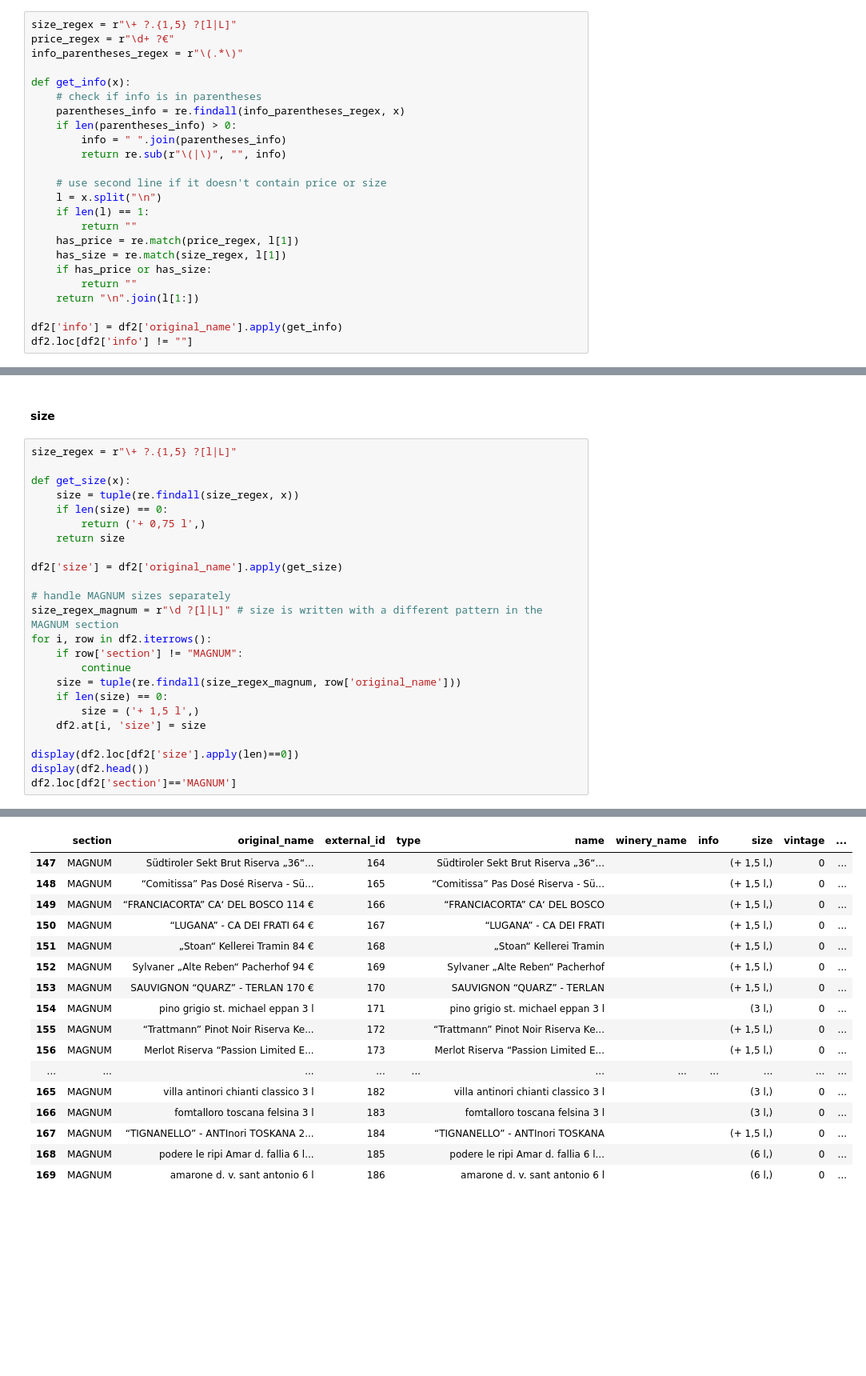
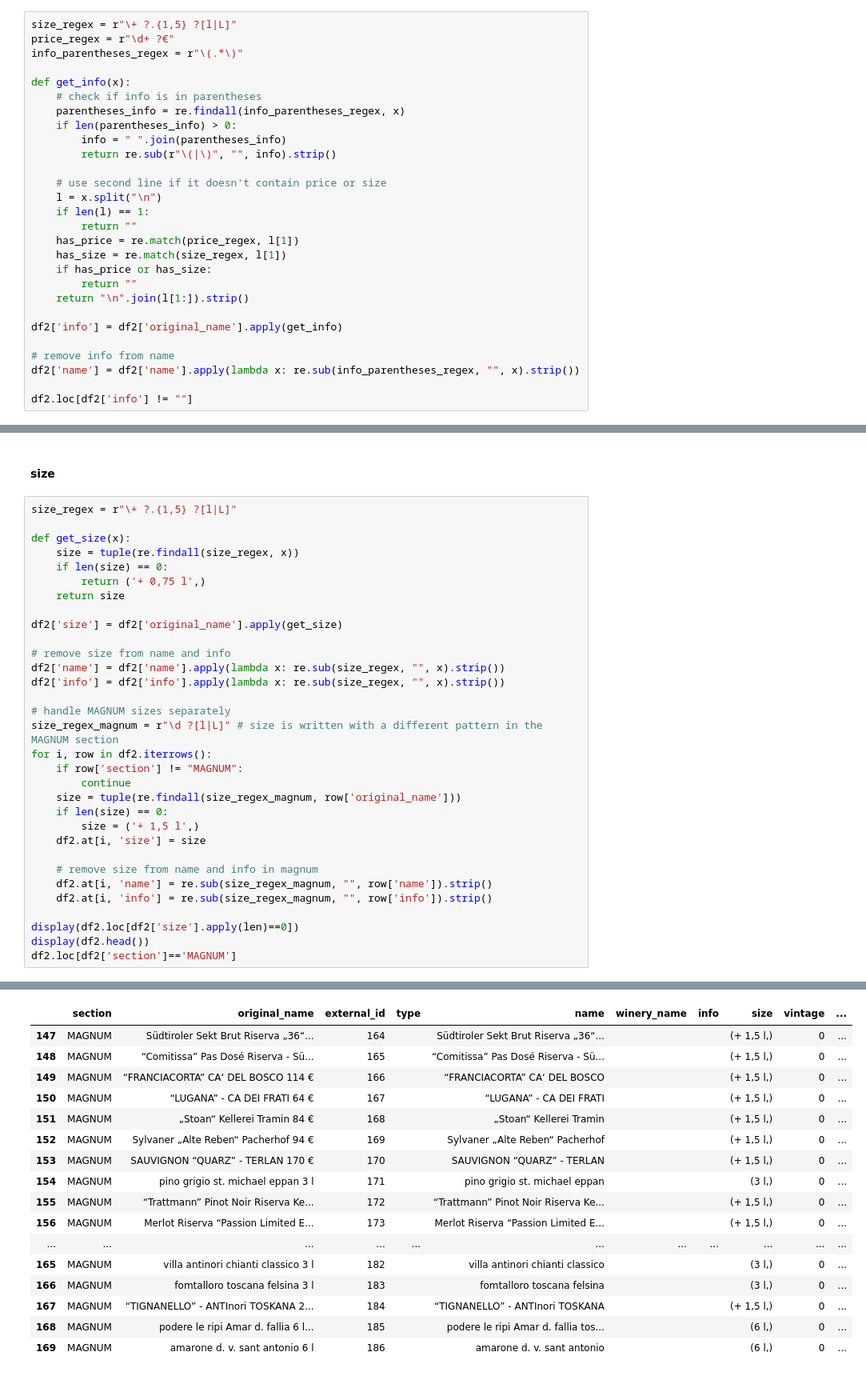
Before and after one commit to lelebus/wcms-onboarding, a Jupyter notebook: onboardings/hasenegg/v1-to-v2.ipynb, the cells around one changed output, grey strips where cells are left out. Shown at 80% size. Saved outputs shown, nothing was run; the diff lists cells and outputs as text; blank space fills up the shorter version.

```diff
--- a/onboardings/hasenegg/v1-to-v2.ipynb
+++ b/onboardings/hasenegg/v1-to-v2.ipynb
@@ -239,7 +239,7 @@ def get_info(x):
     parentheses_info = re.findall(info_parentheses_regex, x)
     if len(parentheses_info) > 0:
         info = " ".join(parentheses_info)
-        return re.sub(r"\(|\)", "", info)
+        return re.sub(r"\(|\)", "", info).strip()
 
     # use second line if it doesn't contain price or size
     l = x.split("\n")
@@ -249,9 +249,13 @@ def get_info(x):
     has_size = re.match(size_regex, l[1])
     if has_price or has_size:
         return ""
-    return "\n".join(l[1:])
+    return "\n".join(l[1:]).strip()
 
 df2['info'] = df2['original_name'].apply(get_info)
+
+# remove info from name
+df2['name'] = df2['name'].apply(lambda x: re.sub(info_parentheses_regex, "", x).strip())
+
 df2.loc[df2['info'] != ""]
 # %% [output]
 |  | section | original_name | external_id | type | name | winery_name | info | size | vintage | ... |
@@ -284,44 +288,52 @@ def get_size(x):
 
 df2['size'] = df2['original_name'].apply(get_size)
 
+# remove size from name and info
+df2['name'] = df2['name'].apply(lambda x: re.sub(size_regex, "", x).strip())
+df2['info'] = df2['info'].apply(lambda x: re.sub(size_regex, "", x).strip())
+
 # handle MAGNUM sizes separately
 size_regex_magnum = r"\d ?[l|L]" # size is written with a different pattern in the MAGNUM section
 for i, row in df2.iterrows():
     if row['section'] != "MAGNUM":
         continue
     size = tuple(re.findall(size_regex_magnum, row['original_name']))
     if len(size) == 0:
         size = ('+ 1,5 l',)
     df2.at[i, 'size'] = size
 
+    # remove size from name and info in magnum
+    df2.at[i, 'name'] = re.sub(size_regex_magnum, "", row['name']).strip()
+    df2.at[i, 'info'] = re.sub(size_regex_magnum, "", row['info']).strip()
+
 display(df2.loc[df2['size'].apply(len)==0])
 display(df2.head())
 df2.loc[df2['section']=='MAGNUM']
 # %% [output]
 |  | section | original_name | external_id | type | name | winery_name | info | size | vintage | ... |
 |  | section | original_name | external_id | type | name | winery_name | info | size | vintage | ... |
 | 0 | SPARKLING | PROSECCO CARMINA „LOGGIA“ + 0,75 ... | 17 | SPARKLING | PROSECCO CARMINA „LOGGIA“ |  |  | (+ 0,75 l,) | 0 | ... |
 | 1 | SPARKLING | Sekt Castel Monreale Rosé Rametz ... | 18 | SPARKLING | Sekt Castel Monreale Rosé Rametz ... |  |  | (+ 0,75 l,) | 0 | ... |
 | 2 | SPARKLING | Arunda Rosé Sekt - Südtirol + 0,7... | 19 | SPARKLING | Arunda Rosé Sekt - Südtirol |  |  | (+ 0,75 l,) | 0 | ... |
 | 3 | SPARKLING | Südtiroler Sekt Brut Riserva „36“... | 20 | SPARKLING | Südtiroler Sekt Brut Riserva „36“... |  |  | (+ 0,75 l, + 1,5 l) | 0 | ... |
 | 4 | SPARKLING | Comitissa Pas Dosé Riserva - Südt... | 21 | SPARKLING | Comitissa Pas Dosé Riserva - Südt... |  |  | (+ 0,75 l, + 1,5 l) | 0 | ... |
 |  | section | original_name | external_id | type | name | winery_name | info | size | vintage | ... |
 | 147 | MAGNUM | Südtiroler Sekt Brut Riserva „36“... | 164 |  | Südtiroler Sekt Brut Riserva „36“... |  |  | (+ 1,5 l,) | 0 | ... |
 | 148 | MAGNUM | “Comitissa” Pas Dosé Riserva - Sü... | 165 |  | “Comitissa” Pas Dosé Riserva - Sü... |  |  | (+ 1,5 l,) | 0 | ... |
 | 149 | MAGNUM | “FRANCIACORTA” CA‘ DEL BOSCO 114 € | 166 |  | “FRANCIACORTA” CA‘ DEL BOSCO |  |  | (+ 1,5 l,) | 0 | ... |
 | 150 | MAGNUM | “LUGANA” - CA DEI FRATI 64 € | 167 |  | “LUGANA” - CA DEI FRATI |  |  | (+ 1,5 l,) | 0 | ... |
 | 151 | MAGNUM | „Stoan“ Kellerei Tramin 84 € | 168 |  | „Stoan“ Kellerei Tramin |  |  | (+ 1,5 l,) | 0 | ... |
 | 152 | MAGNUM | Sylvaner „Alte Reben“ Pacherhof 94 € | 169 |  | Sylvaner „Alte Reben“ Pacherhof |  |  | (+ 1,5 l,) | 0 | ... |
 | 153 | MAGNUM | SAUVIGNON “QUARZ” - TERLAN 170 € | 170 |  | SAUVIGNON “QUARZ” - TERLAN |  |  | (+ 1,5 l,) | 0 | ... |
-| 154 | MAGNUM | pino grigio st. michael eppan 3 l | 171 |  | pino grigio st. michael eppan 3 l |  |  | (3 l,) | 0 | ... |
+| 154 | MAGNUM | pino grigio st. michael eppan 3 l | 171 |  | pino grigio st. michael eppan |  |  | (3 l,) | 0 | ... |
 | 155 | MAGNUM | “Trattmann” Pinot Noir Riserva Ke... | 172 |  | “Trattmann” Pinot Noir Riserva Ke... |  |  | (+ 1,5 l,) | 0 | ... |
 | 156 | MAGNUM | Merlot Riserva “Passion Limited E... | 173 |  | Merlot Riserva “Passion Limited E... |  |  | (+ 1,5 l,) | 0 | ... |
 | ... | ... | ... | ... | ... | ... | ... | ... | ... | ... | ... |
-| 165 | MAGNUM | villa antinori chianti classico 3 l | 182 |  | villa antinori chianti classico 3 l |  |  | (3 l,) | 0 | ... |
-| 166 | MAGNUM | fomtalloro toscana felsina 3 l | 183 |  | fomtalloro toscana felsina 3 l |  |  | (3 l,) | 0 | ... |
+| 165 | MAGNUM | villa antinori chianti classico 3 l | 182 |  | villa antinori chianti classico |  |  | (3 l,) | 0 | ... |
+| 166 | MAGNUM | fomtalloro toscana felsina 3 l | 183 |  | fomtalloro toscana felsina |  |  | (3 l,) | 0 | ... |
 | 167 | MAGNUM | “TIGNANELLO” - ANTInori TOSKANA 2... | 184 |  | “TIGNANELLO” - ANTInori TOSKANA |  |  | (+ 1,5 l,) | 0 | ... |
-| 168 | MAGNUM | podere le ripi Amar d. fallia 6 l... | 185 |  | podere le ripi Amar d. fallia 6 l... |  |  | (6 l,) | 0 | ... |
-| 169 | MAGNUM | amarone d. v. sant antonio 6 l | 186 |  | amarone d. v. sant antonio 6 l |  |  | (6 l,) | 0 | ... |
+| 168 | MAGNUM | podere le ripi Amar d. fallia 6 l... | 185 |  | podere le ripi Amar d. fallia tos... |  |  | (6 l,) | 0 | ... |
+| 169 | MAGNUM | amarone d. v. sant antonio 6 l | 186 |  | amarone d. v. sant antonio |  |  | (6 l,) | 0 | ... |
 # %% [markdown]
 #### vintage
 # %%
```
Also changed, not shown: parts of 5 cells of this notebook, 3 other files.
